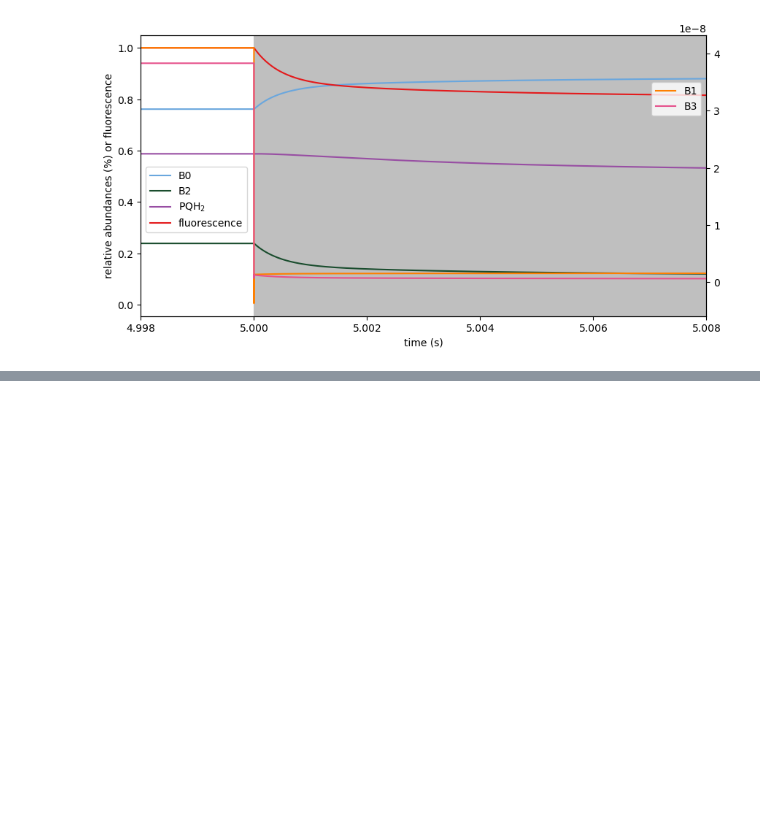
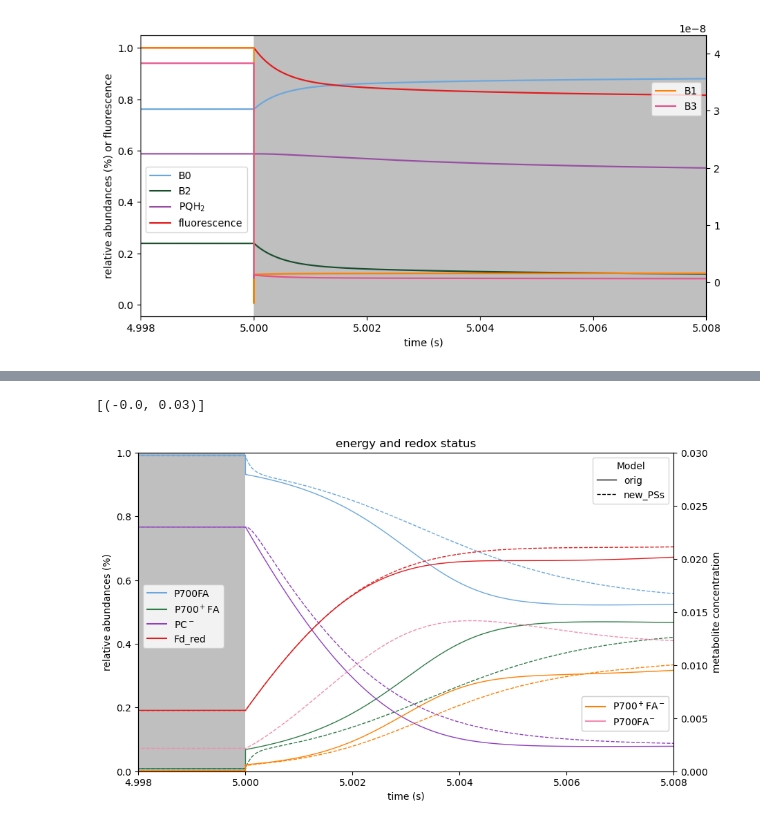
Before and after one commit to A-Potthoff/QTB_modeling, a Jupyter notebook: analyses/dark_light_dynamics.ipynb, the cells around one changed output, grey strips where cells are left out. Drawn from its saved outputs; the diff is of its cells as text; code cells hidden in the pictures; blank space fills up the shorter version.

```diff
--- a/analyses/dark_light_dynamics.ipynb
+++ b/analyses/dark_light_dynamics.ipynb
@@ -251,0 +277,70 @@ save_fig(fig, model, analysis, f"PSII_light_dark_{pfd_dark}_{pfd_light}{zoom}")
+# %%
+models = {
+        #"orig": [((0, (0.5, 2))), 2],
+        "orig": ["-", 1],
+        # "PSI": ["--", 1],
+        "new_PSs": ["--", 1],
+        #"latest": [":", 1]
+        }
+# %%
+# ELECTRON CARRIERS
+
+fig, ax1 = plt.subplots(1, 1, figsize=(10, 6))
+ax2 = ax1.twinx()
+
+model_handles = []
+
+for model_name, (style, width) in models.items():
+        c_model = locals()[f"c_{model_name}"]  # Use locals() to access the variable by name
+        ax1.plot(c_model["rel_P700FA"], label="P700FA", color=colors[0], linestyle=style, linewidth=width)
+        ax2.plot(c_model["rel_P700+FA-"], label="P700$^+$FA$^-$", color=colors[1], linestyle=style, linewidth=width)
+        ax1.plot(c_model["rel_P700+FA"], label="P700$^+$FA", color =colors[2], linestyle=style, linewidth=width)
+
+        if model_name != "orig":
+                ax2.plot(c_model["rel_P700FA-"], label = "P700FA$^{-}$", color=colors[3], linestyle=style, linewidth=width)
+
+        ax1.plot(c_model["PC_redoxstate"], label="PC_red", color=colors[4], linestyle=style, linewidth=width)
+        ax1.plot(c_model["Fd_redoxstate"], label="Fd_red", color=colors[5], linestyle=style, linewidth=width)
+
+        model_handles.append(Line2D([0], [0], color='black', linestyle=style, lw=width, label=model_name))
+
+# Set labels and legends
+ax1.set(title="energy and redox status",
+        xlabel="PFD",
+        ylabel="fraction of total pool")
+ax2.set_ylabel("metabolite concentration")
+
+# Legends
+
+metabolite_handles1 = [
+        Line2D([0], [0], label="P700FA", color=colors[0]),
+        Line2D([0], [0], label="P700$^+$FA", color=colors[2]),
+        Line2D([0], [0], label="PC$^-$", color=colors[4]),
+        Line2D([0], [0], label="Fd_red", color=colors[5])
+]
+metabolite_handles2 = [
+        Line2D([0], [0], label="P700$^+$FA$^-$", color=colors[1]),
+        Line2D([0], [0], label="P700FA$^{-}$", color=colors[3])
+]
+
+legend1 = ax1.legend(handles=metabolite_handles1, loc="upper left",  bbox_to_anchor=(0.0, .6))
+legend2 = ax2.legend(handles=metabolite_handles2, loc="upper right", bbox_to_anchor=(1, 0.25))
+legend3 = ax1.legend(handles=model_handles,       title="Model")
+ax1.add_artist(legend1)
+ax2.add_artist(legend2)
+ax1.legend(handles=model_handles, title="Model", loc="upper right", bbox_to_anchor=(1, 1))
+
+ax1.axvspan(t_dark[0], t_dark[1], facecolor='grey', alpha=0.5)
+
+ax1.set(xlim=t_borders,
+        ylim=(-0.00, 1),
+        xlabel=("time (s)"),
+        ylabel=("relative abundances (%)"))
+ax2.set(ylim=(-0.0, 0.03)
+)
+
+# ax1.legend(loc="upper left", bbox_to_anchor=(0.06, 1))
+# ax2.legend(loc="upper right", bbox_to_anchor=(1, 0.2))
+# %% [output]
+[(-0.0, 0.03)]
+[figure, added]
```
Also changed, not shown: parts of 6 cells of this notebook.
